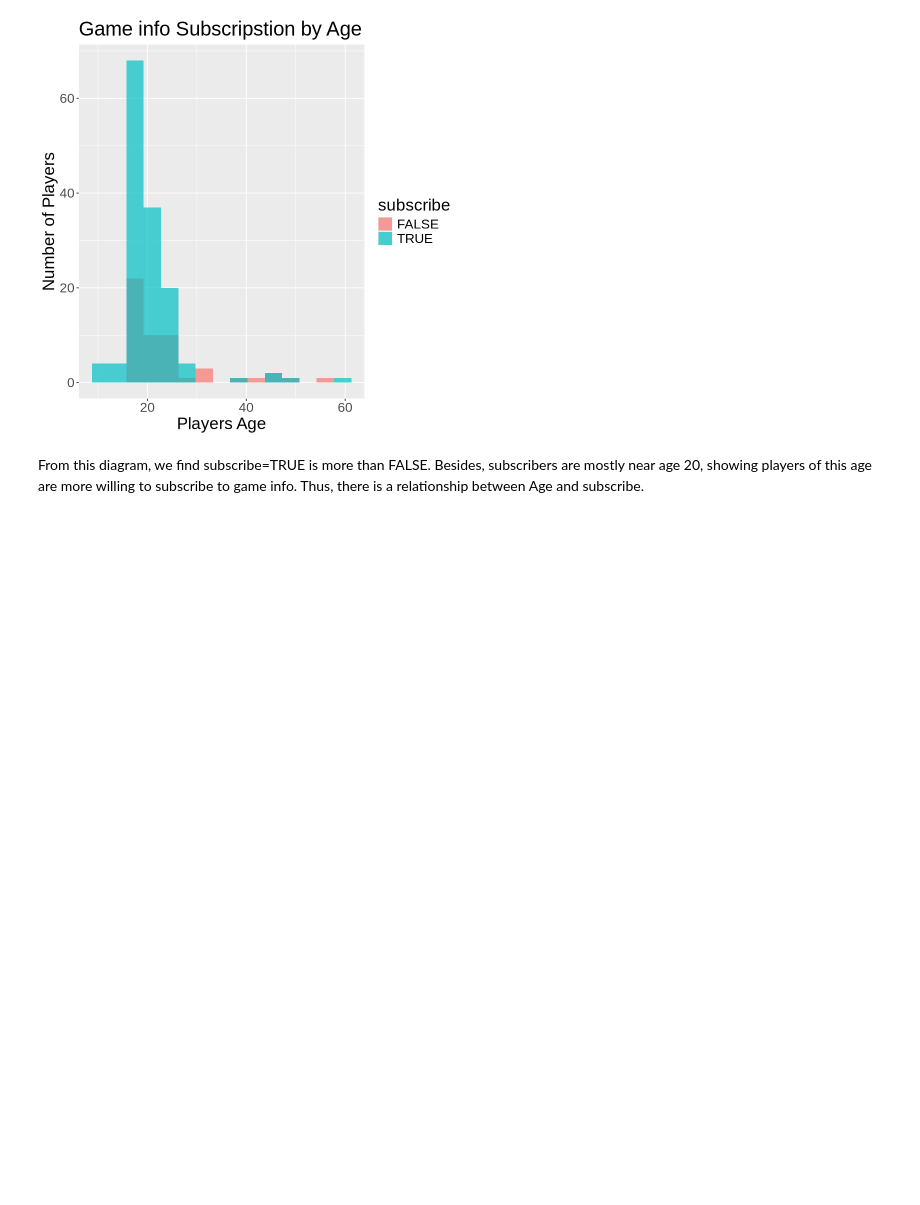
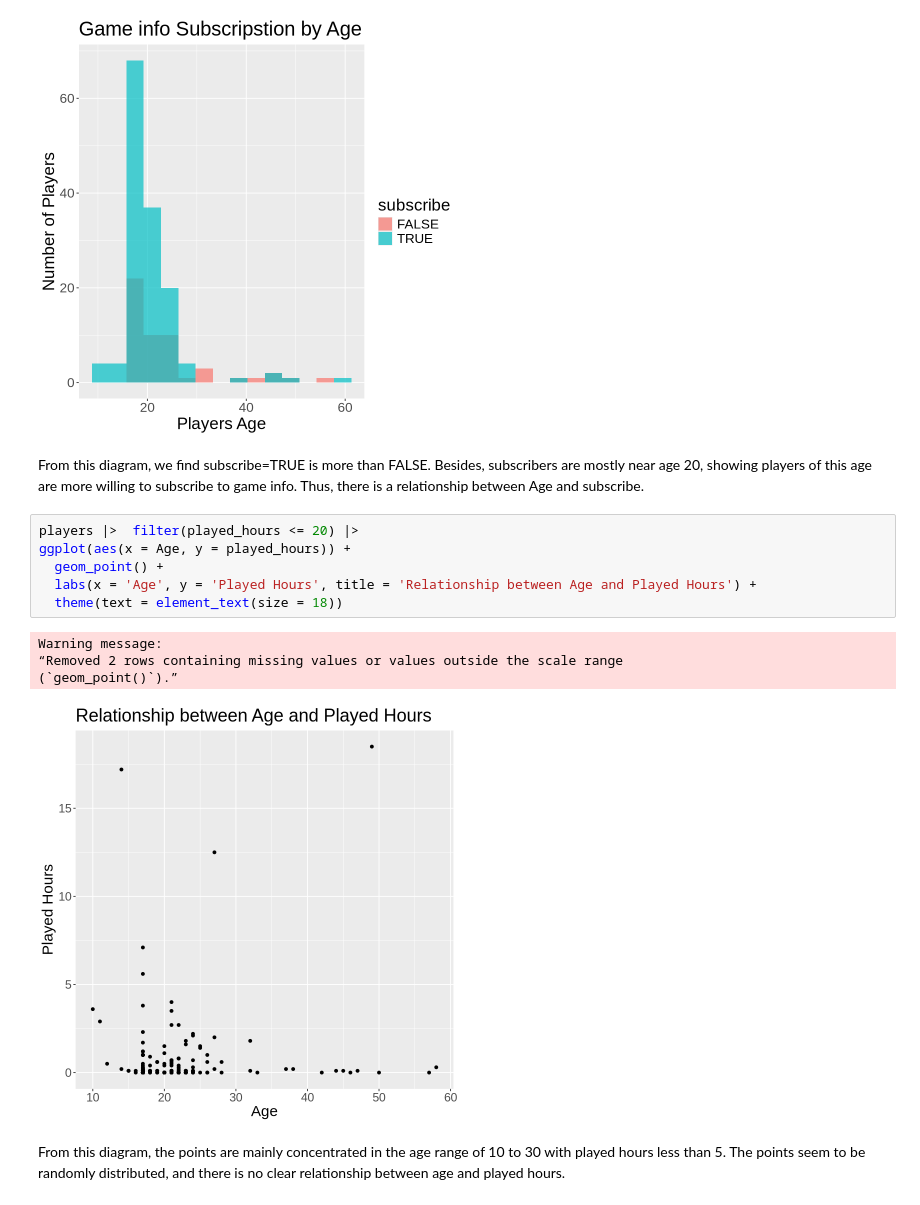
Before and after one commit to Timzhou246/DSCI-100-Individual-plan, a Jupyter notebook: Individual-Plan.ipynb, the cells around one changed output. Saved outputs shown, nothing was run; the diff lists cells and outputs as text; blank space fills up the shorter version.

Commit message:
Data Visualization2
I have add visualized played hours and age using ggplot, but there is no clear relationship between the data.

```diff
--- a/Individual-Plan.ipynb
+++ b/Individual-Plan.ipynb
@@ -105,3 +105,16 @@ Warning message:
 [figure]
 # %% [markdown]
 From this diagram, we find subscribe=TRUE is more than FALSE. Besides, subscribers are mostly near age 20, showing players of this age are more willing to subscribe to game info. Thus, there is a relationship between Age and subscribe.
+# %%
+players |>  filter(played_hours <= 20) |>
+ggplot(aes(x = Age, y = played_hours)) +
+  geom_point() +
+  labs(x = 'Age', y = 'Played Hours', title = 'Relationship between Age and Played Hours') +
+  theme(text = element_text(size = 18))
+# %% [output]
+Warning message:
+“Removed 2 rows containing missing values or values outside the scale range
+(`geom_point()`).”
+[figure, added]
+# %% [markdown]
+From this diagram, the points are mainly concentrated in the age range of 10 to 30 with played hours less than 5. The points seem to be randomly distributed, and there is no clear relationship between age and played hours.
```
